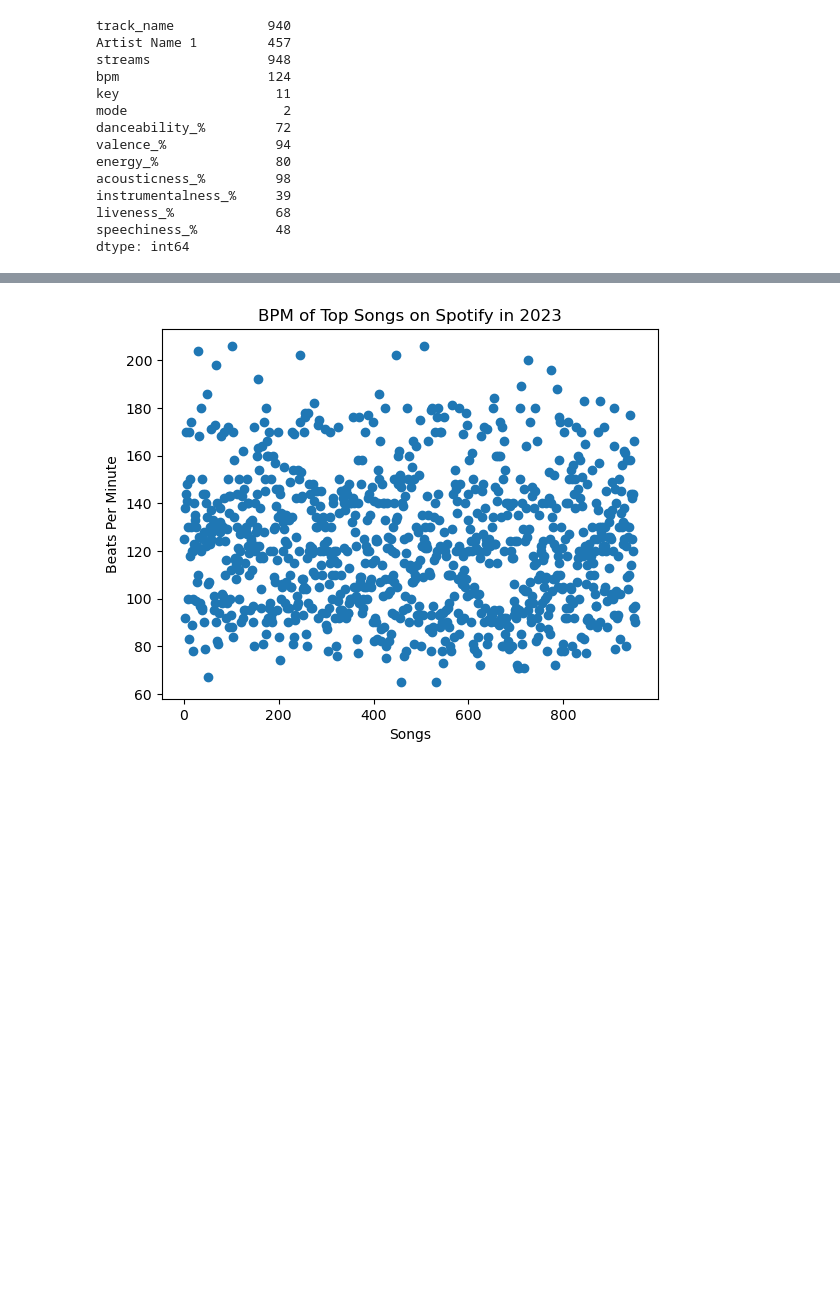
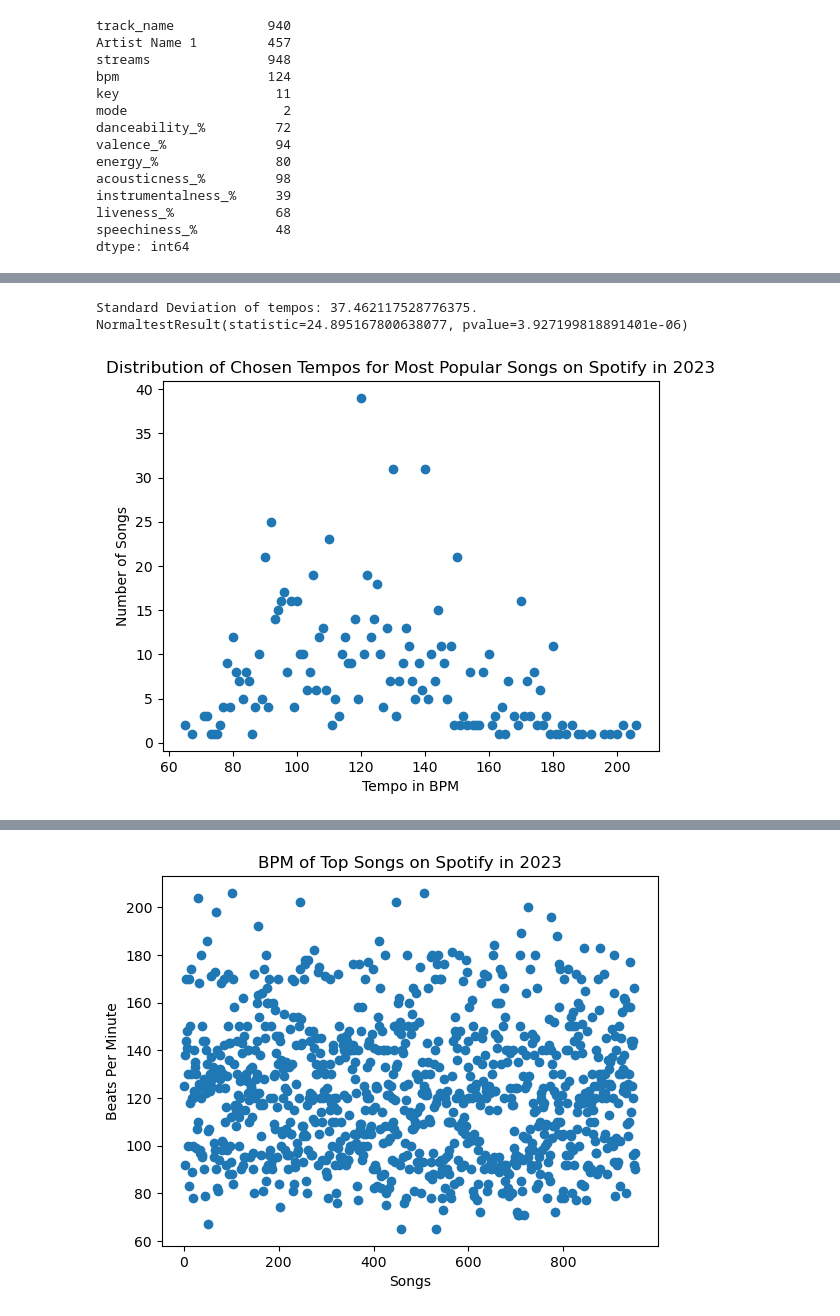
Before and after one commit to d6kramer/project-1-group-08, a Jupyter notebook: starter_notebook.ipynb, the cells around one changed output, grey strips where cells are left out. Saved outputs shown, nothing was run; the diff lists cells and outputs as text; code cells hidden in the pictures; blank space fills up the shorter version.

Commit message:
Finalizing Analysis

```diff
--- a/starter_notebook.ipynb
+++ b/starter_notebook.ipynb
@@ -63,3 +65,9 @@ instrumentalness_%     39
 liveness_%             68
 speechiness_%          48
 dtype: int64
+# %%
+song_speed = qualities_df["bpm"].value_counts()
+
+tempos = song_speed.index.tolist()
+
+print(tempos)
@@ -66,2 +76,8 @@ dtype: int64
 # %%
-song_speed = qualities_df["bpm"].value_counts()
+# Starting analysis on track speeds (beats per minute). My first thought was to see a general breakdown of number of songs by tempo.
+
+total_songs = []
+for song in song_speed:
+    total_songs.append(song)
+
+total_songs
@@ -67,0 +102,16 @@ song_speed = qualities_df["bpm"].value_counts()
+# %%
+
+
+plt.scatter(tempos, total_songs)
+plt.xlabel("Tempo in BPM")
+plt.ylabel("Number of Songs")
+plt.title("Distribution of Chosen Tempos for Most Popular Songs on Spotify in 2023")
+
+std_dev = np.std(tempos)
+print(f'Standard Deviation of tempos: {std_dev}.')
+print(st.normaltest(tempos))
+plt.show()
+# %% [output]
+Standard Deviation of tempos: 37.462117528776375.
+NormaltestResult(statistic=24.895167800638077, pvalue=3.927199818891401e-06)
+[figure, added]
```
Also changed, not shown: parts of 22 cells of this notebook.
